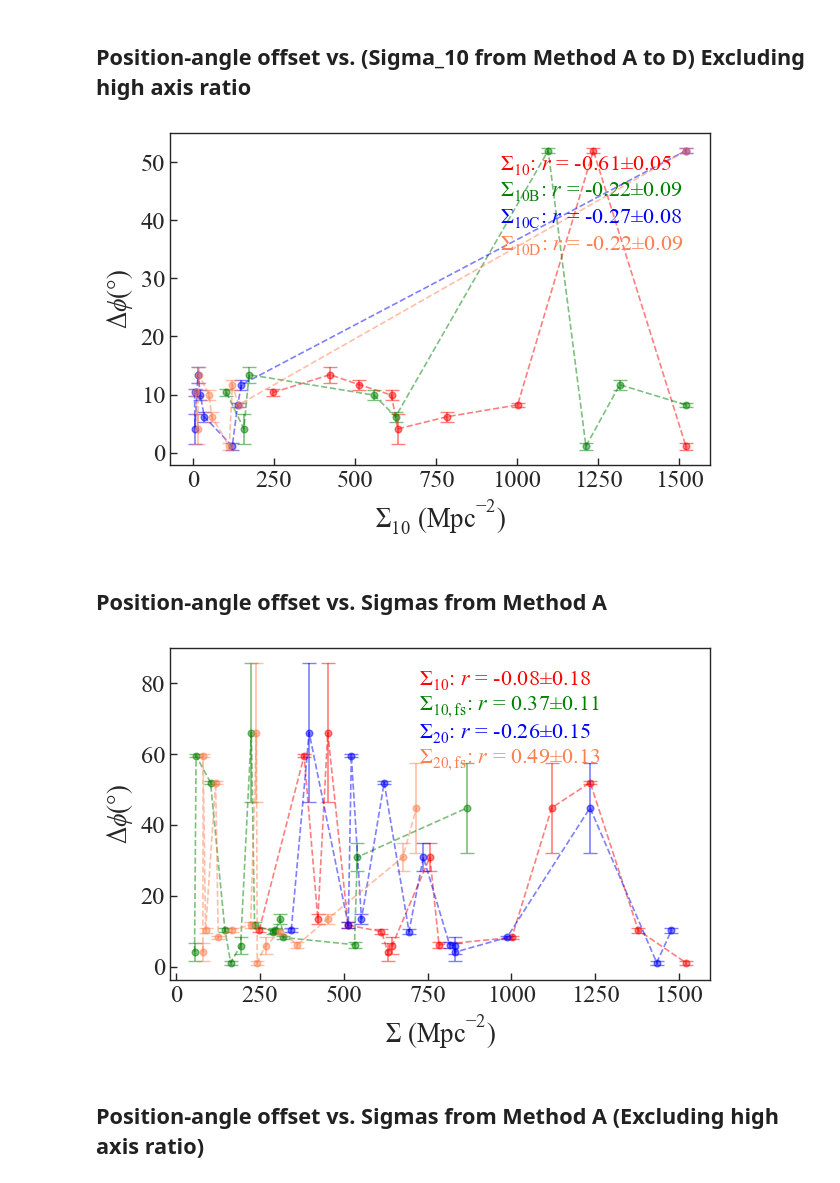
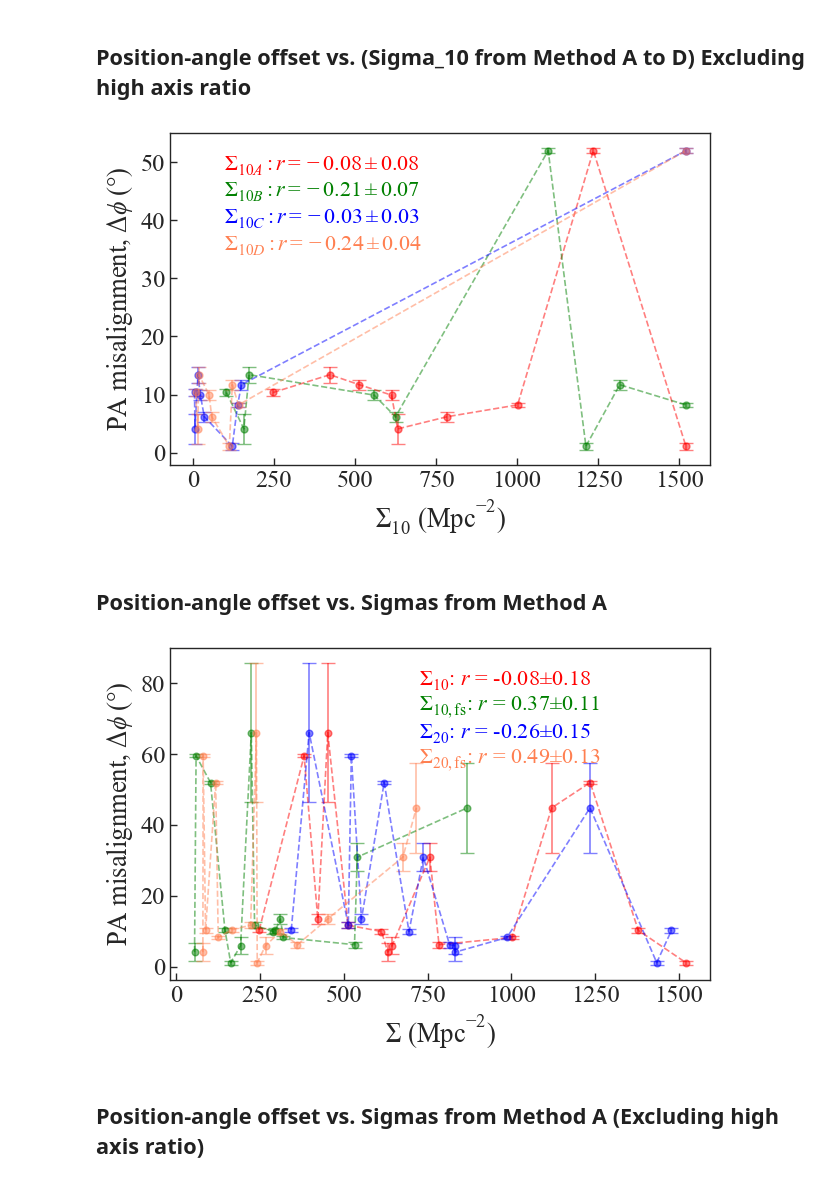
Before and after one commit to AstroBridge/BDLensing, a Jupyter notebook: analysis/correlation_centroidoff_angularoff.ipynb, the cells around one changed output. Drawn from its saved outputs; the diff is of its cells as text; code cells hidden in the pictures.

```diff
--- a/analysis/correlation_centroidoff_angularoff.ipynb
+++ b/analysis/correlation_centroidoff_angularoff.ipynb
@@ -415,11 +415,11 @@ for i in sorted(indexes_gamma_fixed, reverse=True):
     del gamma_u_ex[i]
     del Sigma_10a_dset_ex_gamma[i]
 
-# Indexes to remove for PA <14 degrees
+# Indexes to include for PA >14 degrees
 # DESIJ0136-0008, DESIJ0618+5018, DESIJ0923+1829,
 # DESIJ1501+5208, DESIJ0201-2739, DESIJ1537+1443
 
-indexes_pa = [1, 4, 5, 9, 2, 10]
+indexes_pa = [0, 3, 6, 7, 8, 11, 12, 13, 14] #[1, 4, 5, 9, 2, 10]
 
 data_points_ex_pa = data_points.copy()
 Sigma_10a_dset_ex_pa = Sigma_10a_dset.copy()
@@ -1688,53 +1698,65 @@ df_sigma_scaled_ex_q_l = pd.DataFrame(sigma_scaled_ex_q_l, columns=df_sigma_ex_q
 # %%
 fig, ax = plt.subplots(1, 1, figsize=pf.get_fig_size(pf.mnras_textwidth))
 
 # fig.subplots_adjust(left=0.1, right=0.9, bottom=0.1, top=0.9, wspace=0.2, hspace=0.2)
 
-
-errbar_plot(
+plt.errorbar(
     df_sigma_scaled_ex_q_l['Sigma_10a_sdset'],
     dphis_10a_ex_q_l,
-    sigma_dphis_10a_ex_q_l,
-    ["S_10a", "position_angle_offset5"],
-    r_dphi_Sigma_10a_ex_q_L,
-    ax,
-    "red",
+    yerr=sigma_dphis_10a_ex_q_l,
+    fmt="o--",
+    color="red",
+    label="S_10a",
+    alpha=0.5,
+    markersize=5,
+    capsize=5,
 )
-errbar_plot(
+plt.errorbar(
     df_sigma_scaled_ex_q_l['Sigma_10b_sdset'],
     dphis_10b_ex_q_l,
-    sigma_dphis_10b_ex_q_l,
-    ["S_10b", "position_angle_offset5"],
-    r_dphi_Sigma_10b_ex_q_L,
-    ax,
-    "green",
+    yerr=sigma_dphis_10b_ex_q_l,
+    fmt="o--",
+    color="green",
+    label="S_10b",
+    alpha=0.5,
+    markersize=5,
+    capsize=5,
 )
-errbar_plot(
+
+plt.errorbar(
     df_sigma_scaled_ex_q_l['Sigma_10c_sdset'],
     dphis_10c_ex_q_l,
-    sigma_dphis_10c_ex_q_l,
-    ["S_10c", "position_angle_offset5"],
-    r_dphi_Sigma_10c_ex_q_L,
-    ax,
-    "blue",
+    yerr=sigma_dphis_10c_ex_q_l,
+    fmt="o--",
+    color="blue",
+    label="S_10c",
+    alpha=0.5,
+    markersize=5,
+    capsize=5,
 )
-errbar_plot(
+
+plt.errorbar(
     df_sigma_scaled_ex_q_l['Sigma_10d_sdset'],
     dphis_10d_ex_q_l,
-    sigma_dphis_10d_ex_q_l,
-    ["S_10d", "position_angle_offset5"],
-    r_dphi_Sigma_10d_ex_q_L,
-    ax,
-    "coral",
+    yerr=sigma_dphis_10d_ex_q_l,
+    fmt="o--",
+    color="coral",
+    label="S_10d",
+    alpha=0.5,
+    markersize=5,
+    capsize=5,
 )
-# ax.set_xlim(0, 3500)
-# fig.tight_layout()
+
+plt.text(0.1, 0.9, "$\Sigma_{{10A}}: r = {0:.2f}\pm{1:.2f}$".format(r_dphi_Sigma_10a[0], (r_dphi_Sigma_10a[1] - r_dphi_Sigma_10a[0])/2), horizontalalignment="left", verticalalignment="center", transform=ax.transAxes, fontsize=16, color="red")
+plt.text(0.1, 0.82, "$\Sigma_{{10B}}: r = {0:.2f}\pm{1:.2f}$".format(r_dphi_Sigma_10b[0], (r_dphi_Sigma_10b[1] - r_dphi_Sigma_10b[0])/2), horizontalalignment="left", verticalalignment="center", transform=ax.transAxes, fontsize=16, color="green")
+plt.text(0.1, 0.74, "$\Sigma_{{10C}}: r = {0:.2f}\pm{1:.2f}$".format(r_dphi_Sigma_10c[0], (r_dphi_Sigma_10c[1] - r_dphi_Sigma_10c[0])/2), horizontalalignment="left", verticalalignment="center", transform=ax.transAxes, fontsize=16, color="blue")
+plt.text(0.1, 0.66, "$\Sigma_{{10D}}: r = {0:.2f}\pm{1:.2f}$".format(r_dphi_Sigma_10d[0], (r_dphi_Sigma_10d[1] - r_dphi_Sigma_10d[0])/2), horizontalalignment="left", verticalalignment="center", transform=ax.transAxes, fontsize=16, color="coral")
 plt.xlabel("$\Sigma_{10}$ (Mpc$^{-2})$")
-plt.ylabel("$\Delta \phi (\degree)$")
+plt.ylabel("PA misalignment, $\Delta \phi\;(\degree)$")
 plt.show()
 fig.savefig("../paper/figures/position_angle_offset_vs_Sigma_10AtoD_ex_q_l.pdf", bbox_inches="tight")
 # %% [output]
-[figure, old version]
+[figure, new version]
 # %% [markdown]
 ## Position-angle offset vs. Sigmas from Method A
 # %%
@@ -1785,11 +1807,11 @@ errbar_plot(
 # $\theta_{E}$, $\gamma_{shear}$ vs. $\Delta \phi$
 # fig.tight_layout()
 plt.xlabel("$\Sigma$ (Mpc$^{-2})$")
-plt.ylabel("$\Delta \phi (\degree)$")
+plt.ylabel("PA misalignment, $\Delta \phi\;(\degree)$")
 plt.show()
 fig.savefig("../paper/figures/position_angle_offset_vs_Sigma_all.pdf", bbox_inches="tight")
 # %% [output]
-[figure, old version]
+[figure, new version]
 # %% [markdown]
 ## Position-angle offset vs. Sigmas from Method A (Excluding high axis ratio)
 # %%
```
Also changed, not shown: parts of 8 cells of this notebook, 17 other files.
